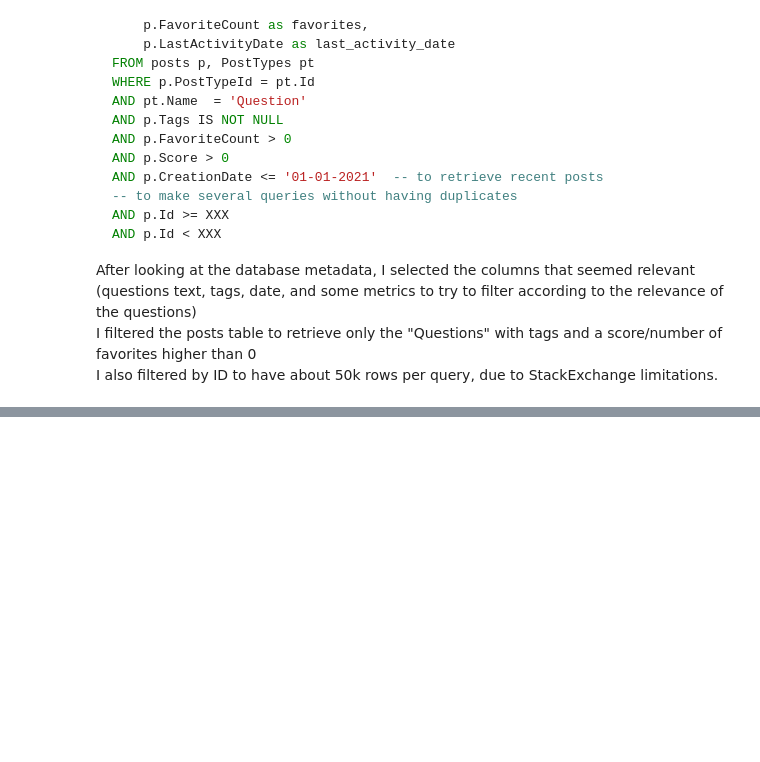
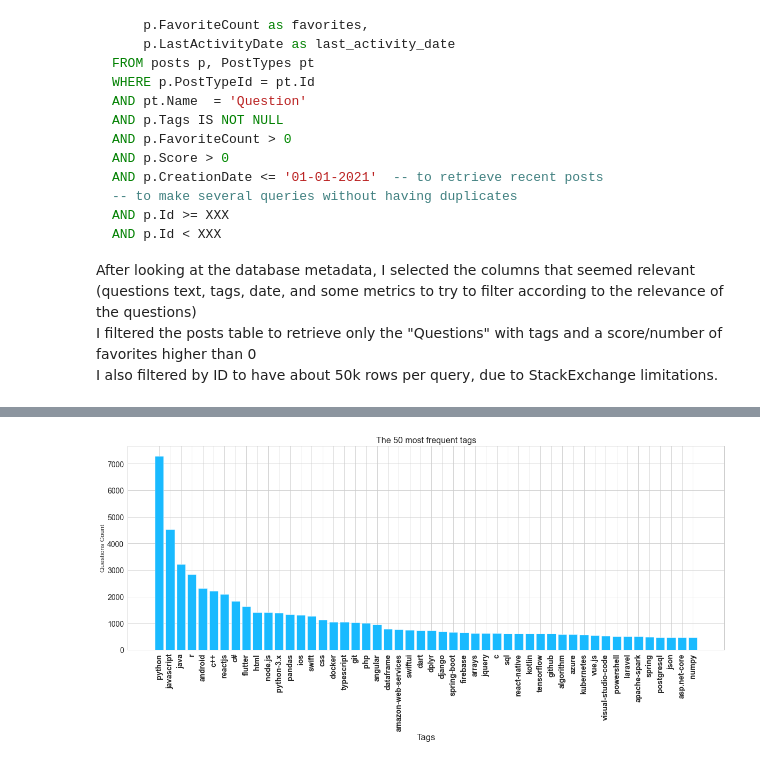
Before and after one commit to FlorianFormentini/OC_IML_P5_TagSuggestionSystem, a Jupyter notebook: P5_01_EDA.ipynb, the cells around one changed output, grey strips where cells are left out. Cells and saved outputs as stored; diff of their text form; code cells hidden in the pictures; blank space fills up the shorter version.

```diff
--- a/P5_01_EDA.ipynb
+++ b/P5_01_EDA.ipynb
@@ -36,0 +245,15 @@ I also filtered by ID to have about 50k rows per query, due to StackExchange lim
+# %%
+mlb_tags = MultiLabelBinarizer()
+mlb_tags.fit(corpus_df['tags'])
+binary_tags = pd.DataFrame(mlb_tags.transform(corpus_df['tags']), columns=mlb_tags.classes_)
+tags_disrib = binary_tags.sum(axis=0).sort_values(ascending=False)
+# %%
+plt.subplots(figsize=(20, 7))
+plt.bar(x=tags_disrib.head(50).index, height=tags_disrib.head(50).values, color='#19baff')
+plt.title('The 50 most frequent tags', fontsize=16)
+plt.xticks(rotation='vertical', fontweight='bold')
+plt.xlabel('Tags')
+plt.ylabel('Questions Count', fontsize=12)
+plt.show()
+# %% [output]
+[figure, added]
```
Also changed, not shown: parts of 65 cells of this notebook.
